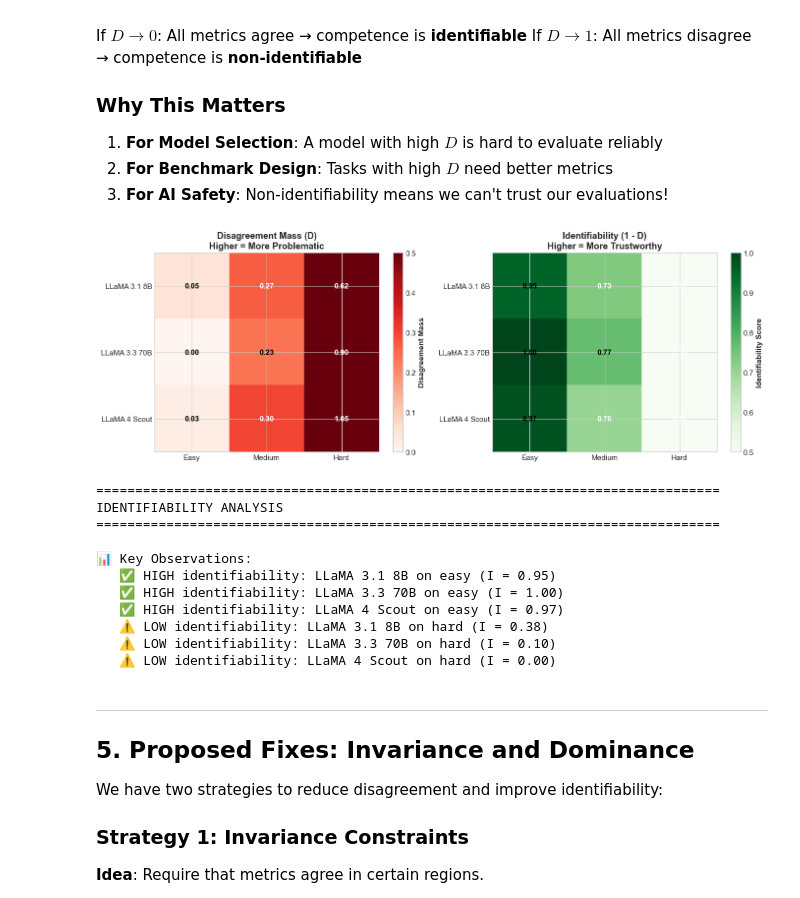
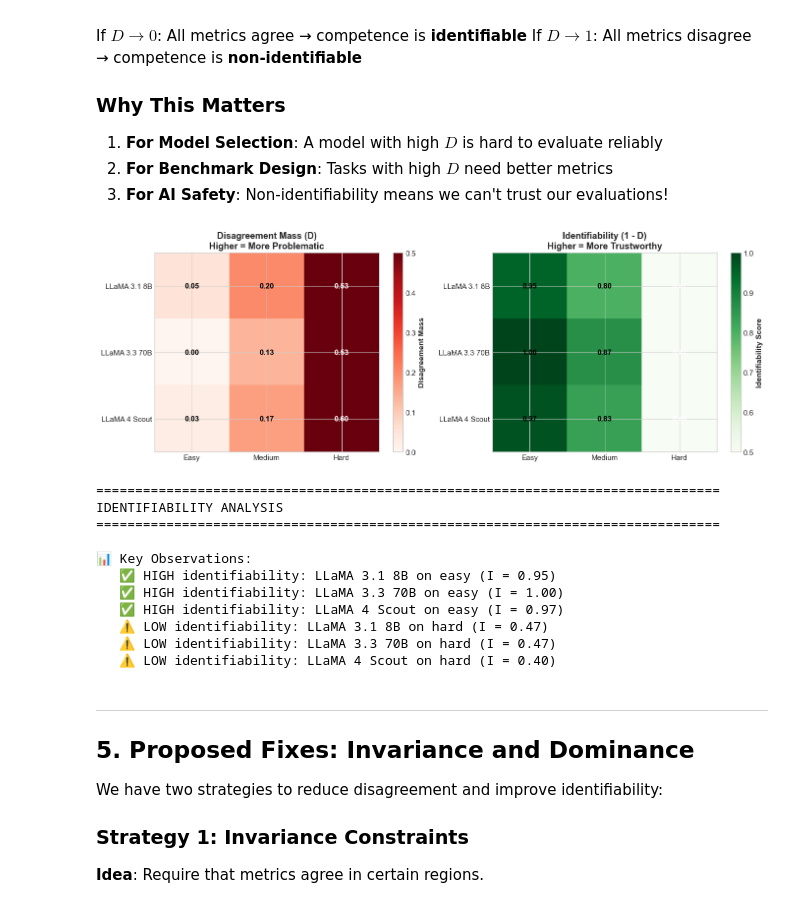
Before and after one commit to hanara2112/sed-reasoning, a Jupyter notebook: notebooks/disagreement_mass.ipynb, the cells around one changed output. Cells and saved outputs as stored; diff of their text form; code cells hidden in the pictures.

```diff
--- a/notebooks/disagreement_mass.ipynb
+++ b/notebooks/disagreement_mass.ipynb
@@ -422,20 +416,26 @@ disagreement_by_model = {}
 for model in models:
     subset = [d for d in data if d['model'] == model]
 
-    D_PC, _, _ = compute_disagreement_mass(subset, 'progress_score', 0.5, 'binary_accuracy', 0.5)
-    D_VP, _, _ = compute_disagreement_mass(subset, 'valid_steps_ratio', 0.8, 'progress_score', 0.3)
-    D_VC, _, total = compute_disagreement_mass(subset, 'valid_steps_ratio', 0.8, 'binary_accuracy', 0.5)
+    D_PC_m, _, total_m = compute_disagreement_mass(subset, 'progress_score', 0.5, 'is_correct', 0.5, '>', '<')
+    D_VP_m, _, _ = compute_disagreement_mass(subset, 'valid_steps_ratio', 0.8, 'progress_score', 0.3, '>', '<')
+    D_VC_m, _, _ = compute_disagreement_mass(subset, 'valid_steps_ratio', 0.8, 'is_correct', 0.5, '>', '<')
+
+    D_any_m, _, _ = compute_union_rate(subset, lambda d: any(disagreement_events(d)))
+    D_corr_m, _, _ = compute_union_rate(subset, lambda d: any(disagreement_events(d)[:1] + disagreement_events(d)[2:]))
 
     # Also compute accuracy for comparison
     accuracy = sum(1 for d in subset if d['is_correct']) / len(subset) if subset else 0
 
     disagreement_by_model[model] = {
-        'D_PC': D_PC,
-        'D_VP': D_VP,
-        'D_VC': D_VC,
-        'total_D': D_PC + D_VC,
+        'D_PC': D_PC_m,
+        'D_VP': D_VP_m,
+        'D_VC': D_VC_m,
+        'D_corr': D_corr_m,
+        'D_any': D_any_m,
+        # Keep legacy key for downstream code, but make it union-based
+        'total_D': D_corr_m,
         'accuracy': accuracy,
-        'n_samples': total
+        'n_samples': total_m,
     }
 
 print("="*80)
@@ -560,11 +560,15 @@ for diff in difficulties:
         if len(subset) == 0:
             continue
 
-        D_PC, _, _ = compute_disagreement_mass(subset, 'progress_score', 0.5, 'binary_accuracy', 0.5)
-        D_VC, _, _ = compute_disagreement_mass(subset, 'valid_steps_ratio', 0.8, 'binary_accuracy', 0.5)
+        D_PC_dm, _, _ = compute_disagreement_mass(subset, 'progress_score', 0.5, 'is_correct', 0.5, '>', '<')
+        D_VC_dm, _, _ = compute_disagreement_mass(subset, 'valid_steps_ratio', 0.8, 'is_correct', 0.5, '>', '<')
 
-        total_D = D_PC + D_VC
-        identifiability = 1 - min(total_D, 1.0)  # Cap at 1
+        # Union, not sum (avoid double-counting)
+        total_D, _, _ = compute_union_rate(
+            subset,
+            lambda d: any(disagreement_events(d)[:1] + disagreement_events(d)[2:])
+        )
+        identifiability = 1 - min(total_D, 1.0)
 
         accuracy = sum(1 for d in subset if d['is_correct']) / len(subset)
 
@@ -613,34 +617,34 @@ ax2 = axes[1]
 im2 = ax2.imshow(heatmap_ident, cmap='Greens', aspect='auto', vmin=0.5, vmax=1.0)
 ax2.set_xticks(np.arange(len(difficulties)))
 ax2.set_yticks(np.arange(len(models_short)))
 ax2.set_xticklabels([d.capitalize() for d in difficulties])
 ax2.set_yticklabels(models_short)
 ax2.set_title('Identifiability (1 - D)\nHigher = More Trustworthy', fontweight='bold')
 
 # Add text annotations
 for i in range(len(models_short)):
     for j in range(len(difficulties)):
         text = ax2.text(j, i, f'{heatmap_ident[i, j]:.2f}',
                        ha='center', va='center', color='white' if heatmap_ident[i, j] < 0.75 else 'black',
                        fontweight='bold')
 
 plt.colorbar(im2, ax=ax2, label='Identifiability Score')
 
 plt.tight_layout()
 plt.savefig('../results/identifiability_heatmap.png', dpi=150, bbox_inches='tight', facecolor='white')
 plt.show()
 
 print("="*80)
 print("IDENTIFIABILITY ANALYSIS")
 print("="*80)
 print("\n📊 Key Observations:")
 for d in identifiability_data:
     if d['identifiability'] < 0.7:
         print(f"   ⚠️ LOW identifiability: {d['model']} on {d['difficulty']} (I = {d['identifiability']:.2f})")
     elif d['identifiability'] > 0.9:
         print(f"   ✅ HIGH identifiability: {d['model']} on {d['difficulty']} (I = {d['identifiability']:.2f})")
 # %% [output]
-[figure, old version]
+[figure, new version]
 ================================================================================
 IDENTIFIABILITY ANALYSIS
 ================================================================================
@@ -649,9 +653,9 @@ IDENTIFIABILITY ANALYSIS
    ✅ HIGH identifiability: LLaMA 3.1 8B on easy (I = 0.95)
    ✅ HIGH identifiability: LLaMA 3.3 70B on easy (I = 1.00)
    ✅ HIGH identifiability: LLaMA 4 Scout on easy (I = 0.97)
-   ⚠️ LOW identifiability: LLaMA 3.1 8B on hard (I = 0.38)
-   ⚠️ LOW identifiability: LLaMA 3.3 70B on hard (I = 0.10)
-   ⚠️ LOW identifiability: LLaMA 4 Scout on hard (I = 0.00)
+   ⚠️ LOW identifiability: LLaMA 3.1 8B on hard (I = 0.47)
+   ⚠️ LOW identifiability: LLaMA 3.3 70B on hard (I = 0.47)
+   ⚠️ LOW identifiability: LLaMA 4 Scout on hard (I = 0.40)
 # %% [markdown]
 ---
 ## 5. Proposed Fixes: Invariance and Dominance
```
Also changed, not shown: parts of 8 cells of this notebook, 11 other files.
